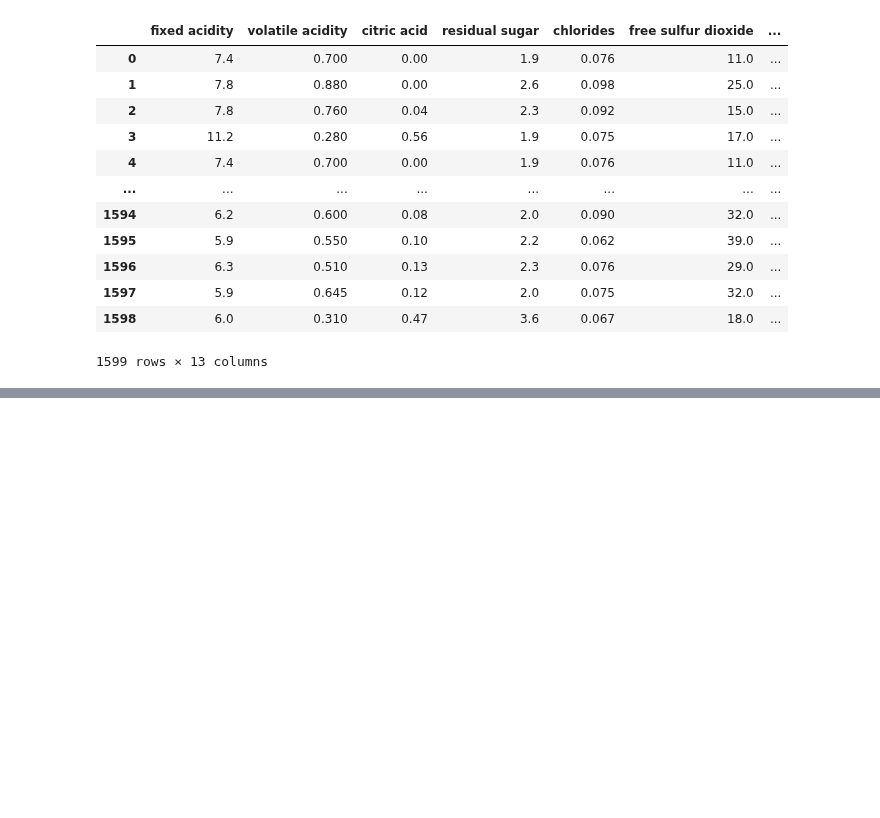
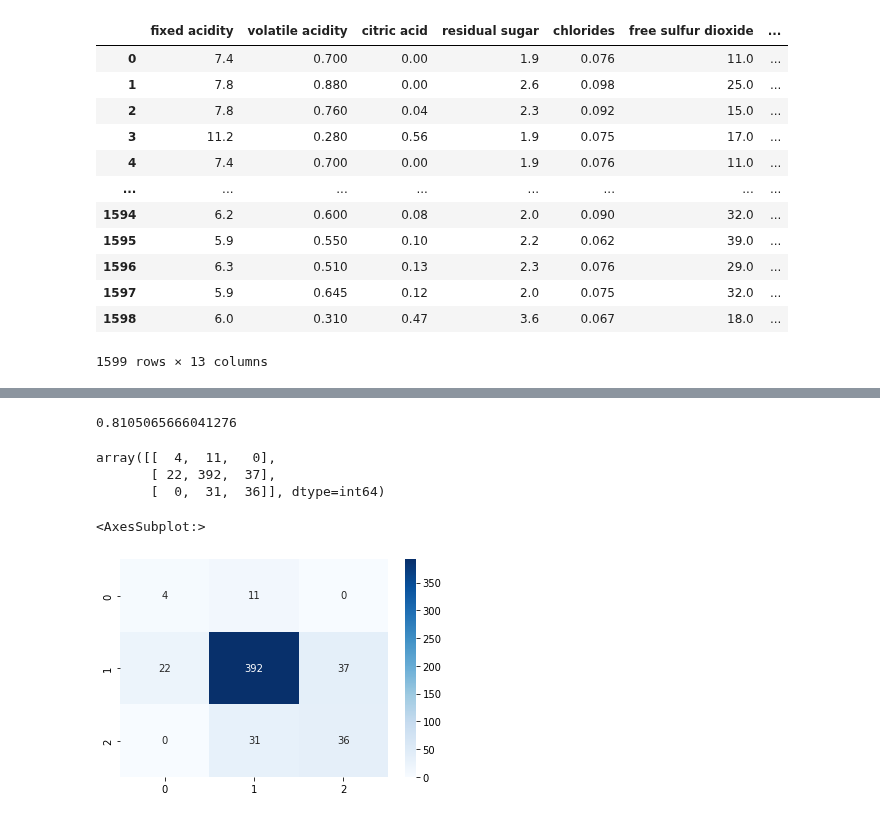
Before and after one commit to Kaustuv-Karki/Data-mining, a Jupyter notebook: DecisionTree-Lab2/DecisionTree.ipynb, the cells around one changed output, grey strips where cells are left out. Cells and saved outputs as stored; diff of their text form; code cells hidden in the pictures; blank space fills up the shorter version.

```diff
--- a/DecisionTree-Lab2/DecisionTree.ipynb
+++ b/DecisionTree-Lab2/DecisionTree.ipynb
@@ -87,0 +134,3 @@ from sklearn.model_selection import train_test_split
+# %%
+train_y = train_y.astype(int)
+test_y = test_y.astype(int)
@@ -95,0 +173,4 @@ total_train = pd.concat([train_x, train_y], axis=1)
+# %%
+classifier = classifier.fit(train_x, train_y)
+# %%
+y_pred = classifier.predict(test_x)
@@ -95,0 +183,7 @@ total_train = pd.concat([train_x, train_y], axis=1)
+# %%
+print(accuracy_score(test_y, y_pred))
+# %% [output]
+0.8105065666041276
+# %%
+from sklearn.metrics import confusion_matrix
+cm = confusion_matrix(test_y, y_pred)
@@ -95,0 +192,11 @@ total_train = pd.concat([train_x, train_y], axis=1)
+# %%
+cm
+# %% [output]
+array([[  4,  11,   0],
+       [ 22, 392,  37],
+       [  0,  31,  36]], dtype=int64)
+# %%
+sns.heatmap(cm, annot=True, fmt="", cmap='Blues')
+# %% [output]
+<AxesSubplot:>
+[figure, added]
```
Also changed, not shown: parts of 31 cells of this notebook.
